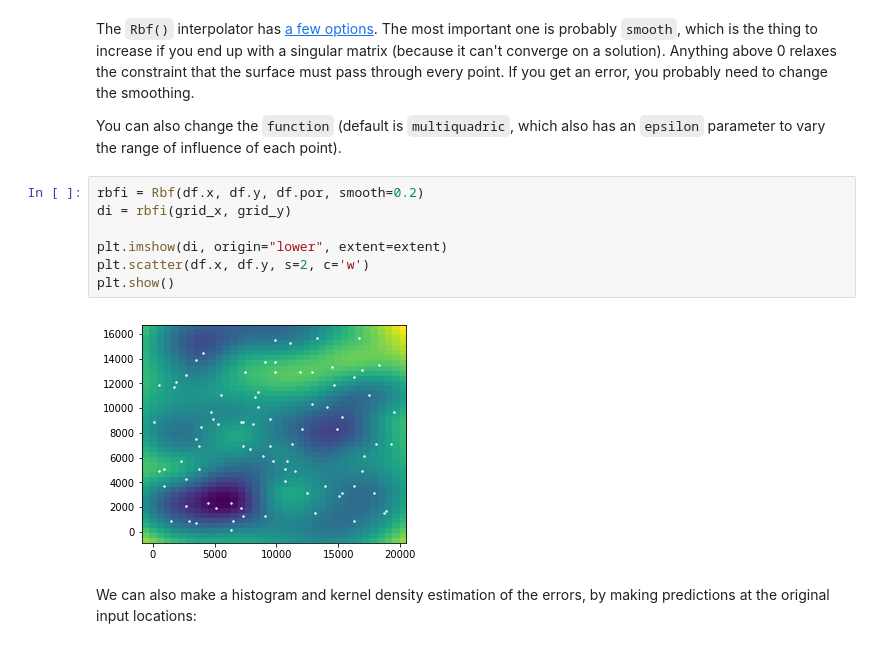
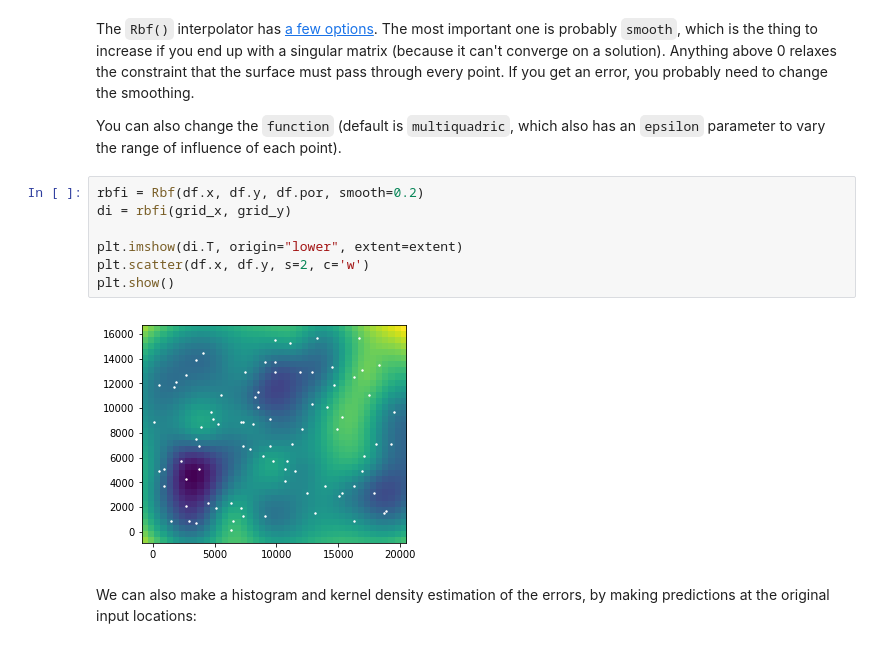
Before and after one commit to agilescientific/xlines, a Jupyter notebook: notebooks/11_Gridding_map_data.ipynb, the cells around one changed output. Cells and saved outputs as stored; diff of their text form.

```diff
--- a/notebooks/11_Gridding_map_data.ipynb
+++ b/notebooks/11_Gridding_map_data.ipynb
@@ -140,12 +140,12 @@ You can also change the `function` (default is `multiquadric`, which also has an
 # %%
 rbfi = Rbf(df.x, df.y, df.por, smooth=0.2)
 di = rbfi(grid_x, grid_y)
 
-plt.imshow(di, origin="lower", extent=extent)
+plt.imshow(di.T, origin="lower", extent=extent)
 plt.scatter(df.x, df.y, s=2, c='w')
 plt.show()
 # %% [output]
-[figure, old version]
+[figure, new version]
 # %% [markdown]
 We can also make a histogram and kernel density estimation of the errors, by making predictions at the original input locations:
 # %%
```
Also changed, not shown: parts of 2 cells of this notebook.
